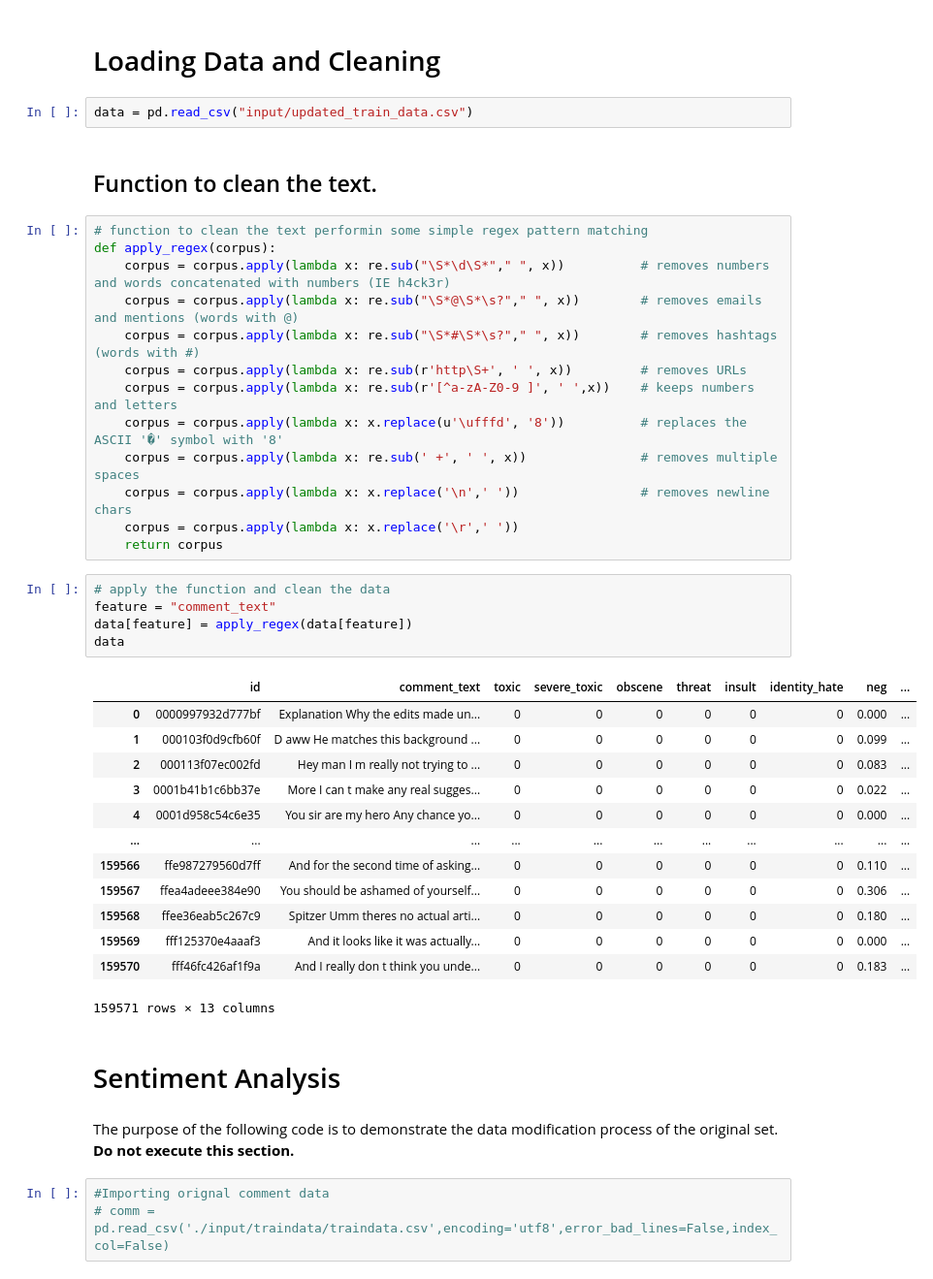
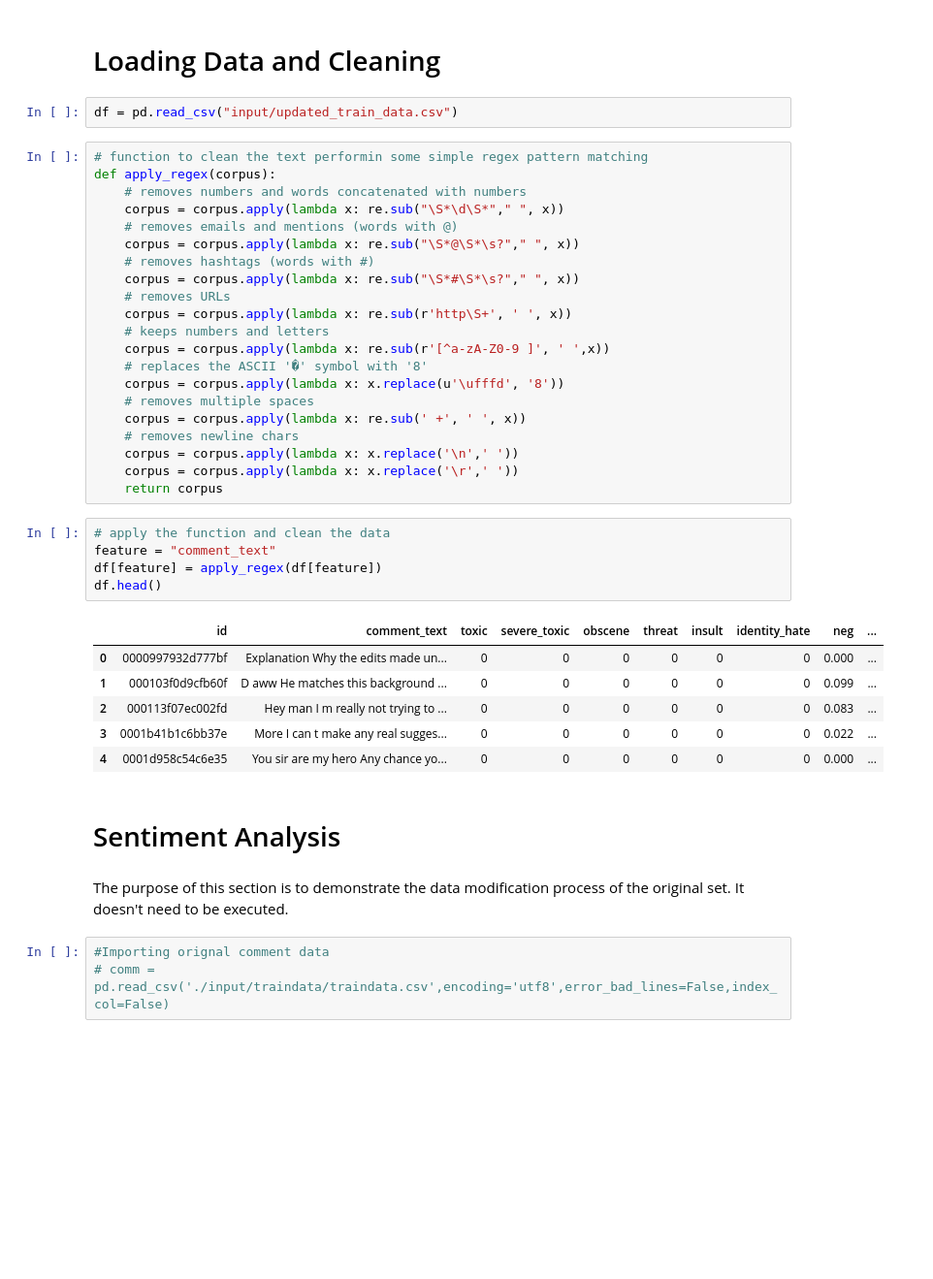
Before and after one commit to Jester-Head/literate-umbrella, a Jupyter notebook: making_model.ipynb, the cells around one changed output. Shown at 97% size. Drawn from its saved outputs; the diff is of its cells as text; blank space fills up the shorter version.

```diff
--- a/making_model.ipynb
+++ b/making_model.ipynb
@@ -27,45 +34,44 @@ import matplotlib.pyplot as plt
 # %% [markdown]
 # Loading Data and Cleaning
 # %%
-data = pd.read_csv("input/updated_train_data.csv")
+df = pd.read_csv("input/updated_train_data.csv")
-# %% [markdown]
-## Function to clean the text.
 # %%
 # function to clean the text performin some simple regex pattern matching
 def apply_regex(corpus):
-    corpus = corpus.apply(lambda x: re.sub("\S*\d\S*"," ", x))          # removes numbers and words concatenated with numbers (IE h4ck3r)
-    corpus = corpus.apply(lambda x: re.sub("\S*@\S*\s?"," ", x))        # removes emails and mentions (words with @)
-    corpus = corpus.apply(lambda x: re.sub("\S*#\S*\s?"," ", x))        # removes hashtags (words with #)
-    corpus = corpus.apply(lambda x: re.sub(r'http\S+', ' ', x))         # removes URLs
-    corpus = corpus.apply(lambda x: re.sub(r'[^a-zA-Z0-9 ]', ' ',x))    # keeps numbers and letters
-    corpus = corpus.apply(lambda x: x.replace(u'\ufffd', '8'))          # replaces the ASCII '�' symbol with '8'
-    corpus = corpus.apply(lambda x: re.sub(' +', ' ', x))               # removes multiple spaces
-    corpus = corpus.apply(lambda x: x.replace('\n',' '))                # removes newline chars
+    # removes numbers and words concatenated with numbers
+    corpus = corpus.apply(lambda x: re.sub("\S*\d\S*"," ", x))
+    # removes emails and mentions (words with @)
+    corpus = corpus.apply(lambda x: re.sub("\S*@\S*\s?"," ", x))
+    # removes hashtags (words with #)
+    corpus = corpus.apply(lambda x: re.sub("\S*#\S*\s?"," ", x))
+    # removes URLs
+    corpus = corpus.apply(lambda x: re.sub(r'http\S+', ' ', x))
+    # keeps numbers and letters
+    corpus = corpus.apply(lambda x: re.sub(r'[^a-zA-Z0-9 ]', ' ',x))
+    # replaces the ASCII '�' symbol with '8'
+    corpus = corpus.apply(lambda x: x.replace(u'\ufffd', '8'))
+    # removes multiple spaces
+    corpus = corpus.apply(lambda x: re.sub(' +', ' ', x))
+    # removes newline chars
+    corpus = corpus.apply(lambda x: x.replace('\n',' '))
     corpus = corpus.apply(lambda x: x.replace('\r',' '))
     return corpus
 # %%
 # apply the function and clean the data
 feature = "comment_text"
-data[feature] = apply_regex(data[feature])
-data
+df[feature] = apply_regex(df[feature])
+df.head()
 # %% [output]
 |  | id | comment_text | toxic | severe_toxic | obscene | threat | insult | identity_hate | neg | ... |
 | 0 | 0000997932d777bf | Explanation Why the edits made un... | 0 | 0 | 0 | 0 | 0 | 0 | 0.000 | ... |
 | 1 | 000103f0d9cfb60f | D aww He matches this background ... | 0 | 0 | 0 | 0 | 0 | 0 | 0.099 | ... |
 | 2 | 000113f07ec002fd | Hey man I m really not trying to ... | 0 | 0 | 0 | 0 | 0 | 0 | 0.083 | ... |
 | 3 | 0001b41b1c6bb37e | More I can t make any real sugges... | 0 | 0 | 0 | 0 | 0 | 0 | 0.022 | ... |
 | 4 | 0001d958c54c6e35 | You sir are my hero Any chance yo... | 0 | 0 | 0 | 0 | 0 | 0 | 0.000 | ... |
-| ... | ... | ... | ... | ... | ... | ... | ... | ... | ... | ... |
-| 159566 | ffe987279560d7ff | And for the second time of asking... | 0 | 0 | 0 | 0 | 0 | 0 | 0.110 | ... |
-| 159567 | ffea4adeee384e90 | You should be ashamed of yourself... | 0 | 0 | 0 | 0 | 0 | 0 | 0.306 | ... |
-| 159568 | ffee36eab5c267c9 | Spitzer Umm theres no actual arti... | 0 | 0 | 0 | 0 | 0 | 0 | 0.180 | ... |
-| 159569 | fff125370e4aaaf3 | And it looks like it was actually... | 0 | 0 | 0 | 0 | 0 | 0 | 0.000 | ... |
-| 159570 | fff46fc426af1f9a | And I really don t think you unde... | 0 | 0 | 0 | 0 | 0 | 0 | 0.183 | ... |
-159571 rows × 13 columns
 # %% [markdown]
 # Sentiment Analysis
 # %% [markdown]
-The purpose of the following code is to demonstrate the data modification process of the original set. **Do not execute this section.**
+The purpose of this section is to demonstrate the data modification process of the original set. It doesn't need to be executed.
 # %%
 #Importing orignal comment data
 # comm = pd.read_csv('./input/traindata/traindata.csv',encoding='utf8',error_bad_lines=False,index_col=False)
```
Also changed, not shown: parts of 12 cells of this notebook.
